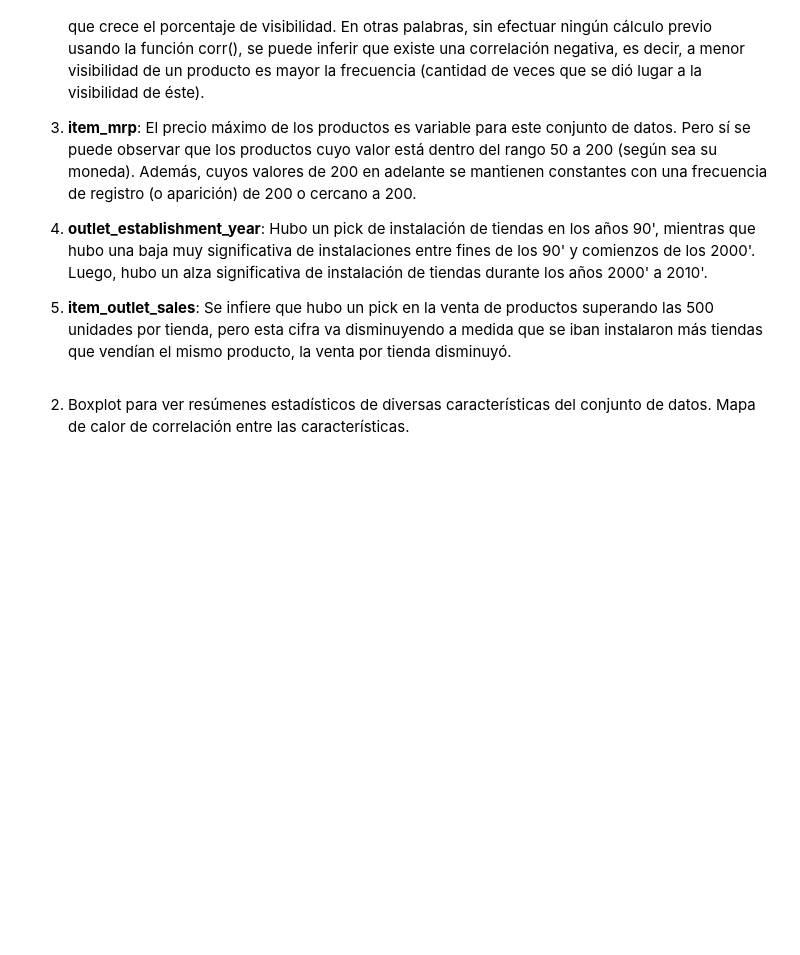
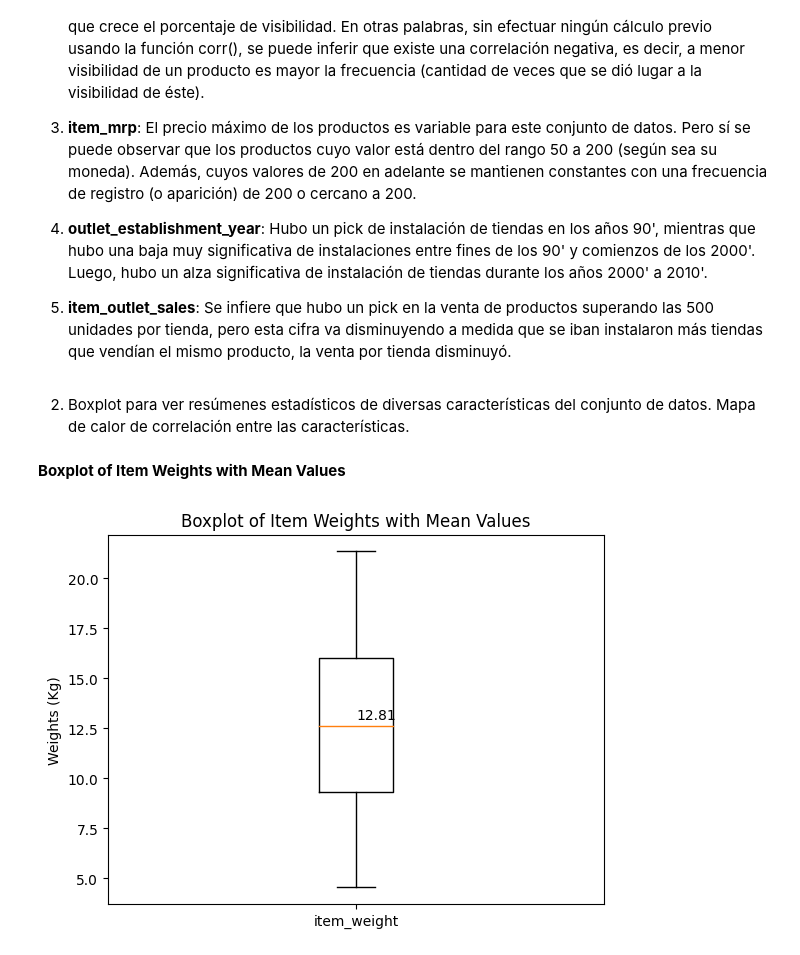
Before and after one commit to chernandezrojas1991/predicciones-de-ventas-de-alimentos, a Jupyter notebook: predicciones_de_ventas_de_alimentos.ipynb, the cells around one changed output. Cells and saved outputs as stored; diff of their text form; code cells hidden in the pictures; blank space fills up the shorter version.

```diff
--- a/predicciones_de_ventas_de_alimentos.ipynb
+++ b/predicciones_de_ventas_de_alimentos.ipynb
@@ -197,3 +198,15 @@ Se analizará los histogramas en orden:
 # %% [markdown]
 2) Boxplot para ver resúmenes estadísticos de diversas características del conjunto de datos.
 Mapa de calor de correlación entre las características.
+# %% [markdown]
+**Boxplot of Item Weights with Mean Values**
+# %%
+item_weight_mean = sales_prediction_df['item_weight'].mean()
+plt.boxplot(sales_prediction_df['item_weight'])
+plt.text(1, item_weight_mean, f'{item_weight_mean:.2f}', va='bottom')
+plt.xticks([1], ['item_weight'])
+plt.ylabel('Weights (Kg)')
+plt.title('Boxplot of Item Weights with Mean Values')
+plt.show()
+# %% [output]
+[figure, added]
```
Also changed, not shown: parts of 14 cells of this notebook.
